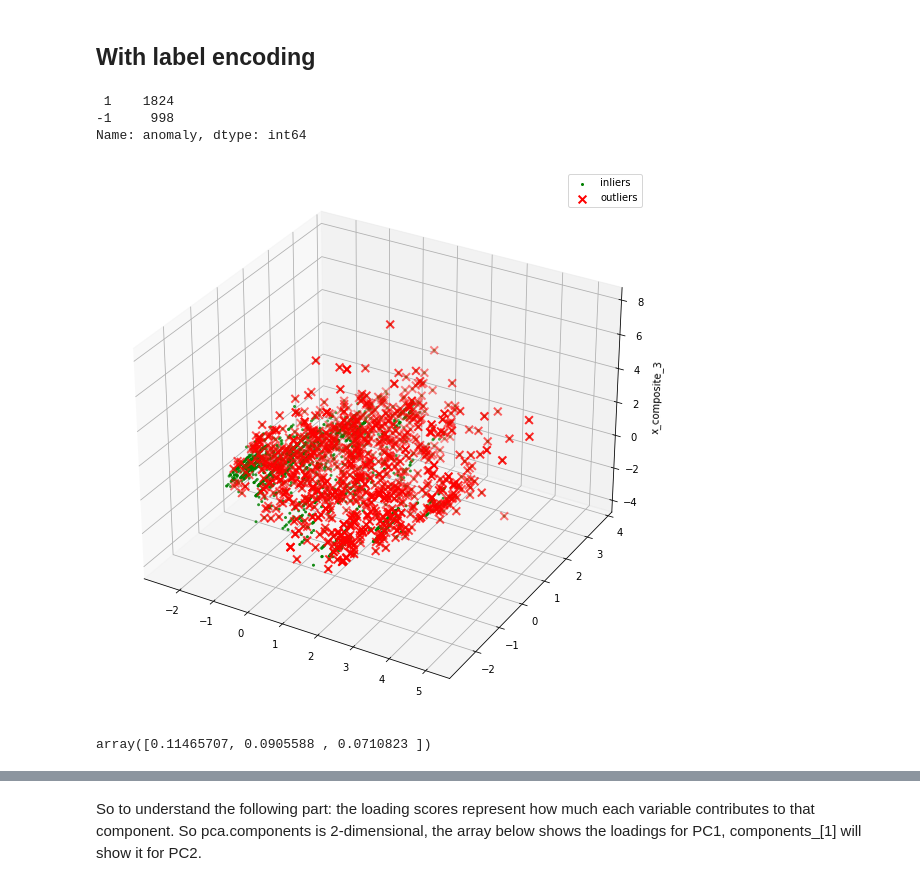
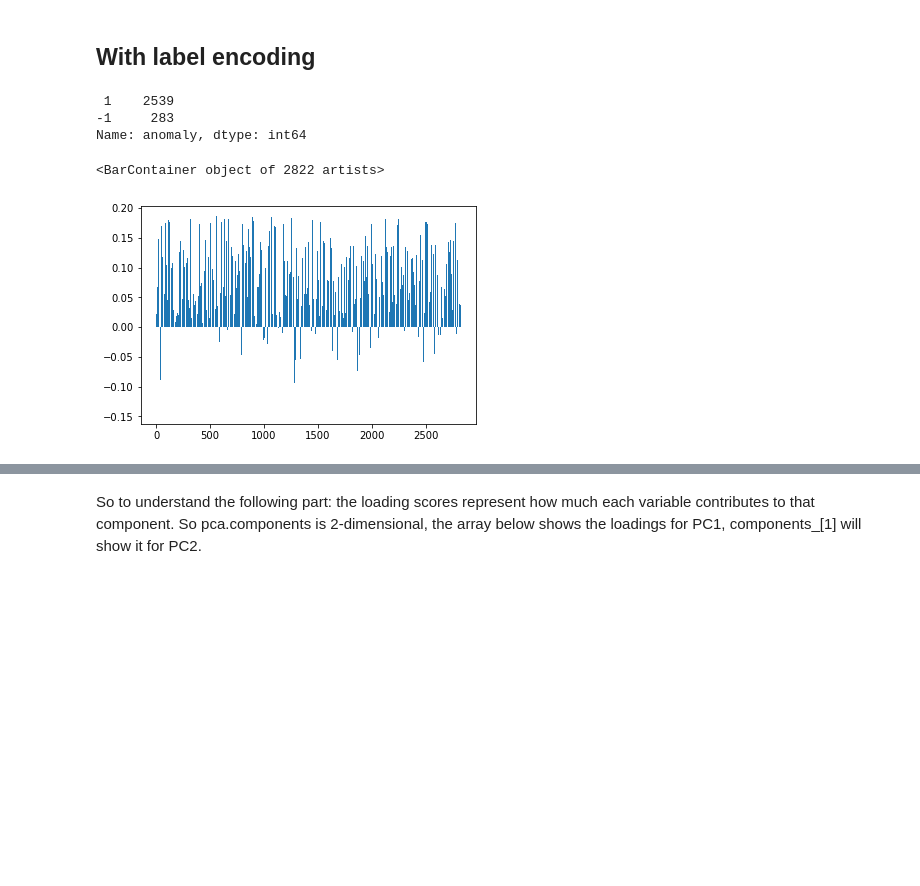
Before and after one commit to xmsterl/SP_squirrels, a Jupyter notebook: squirrels.ipynb, the cells around one changed output, grey strips where cells are left out. Cells and saved outputs as stored; diff of their text form; code cells hidden in the pictures; blank space fills up the shorter version.

```diff
--- a/squirrels.ipynb
+++ b/squirrels.ipynb
@@ -199,7 +200,7 @@ squirrels_encoded = squirrels_isolation.apply(lambda col: le.fit_transform(col))
 
 # Isolation forest
 rng = np.random.RandomState(42)
-clf = IsolationForest(max_samples='auto', random_state=rng)
+clf = IsolationForest(n_estimators=1000, max_samples='auto', random_state=rng, contamination=0.1)
 
 clf.fit(squirrels_encoded)
 pred = clf.predict(squirrels_encoded)
@@ -208,30 +209,14 @@ outliers=squirrels.loc[squirrels['anomaly']==-1]
 outlier_index=list(outliers.index)
 print(squirrels['anomaly'].value_counts())
 # %% [output]
- 1    1824
--1     998
+ 1    2539
+-1     283
 Name: anomaly, dtype: int64
-# %%
-pca = PCA(n_components=3)  # Reduce to k=3 dimensions
-
-scaler = StandardScaler()
-#normalize the metrics
-X = scaler.fit_transform(squirrels_encoded)
-X_reduce = pca.fit_transform(X)
-fig = plt.figure(figsize=(20,10))
-ax = fig.add_subplot(111, projection='3d')
-ax.set_zlabel("x_composite_3")
-# Plot the compressed data points
-ax.scatter(X_reduce[:, 0], X_reduce[:, 1], zs=X_reduce[:, 2], s=4, lw=1, label="inliers",c="green")
-# Plot x's for the ground truth outliers
-ax.scatter(X_reduce[outlier_index,0],X_reduce[outlier_index,1], X_reduce[outlier_index,2],
-           lw=2, s=60, marker="x", c="red", label="outliers")
-ax.legend()
-plt.show()
-# %% [output]
-[figure, removed]
-# %%
-# Get explained variance per principal component
-pca.explained_variance_ratio_
-# %% [output]
-array([0.11465707, 0.0905588 , 0.0710823 ])
+# %%
+# Get isolation scores
+scores = clf.decision_function(squirrels_encoded)
+# %%
+plt.bar(x = np.asarray(range(0, len(scores))), height = scores)
+# %% [output]
+<BarContainer object of 2822 artists>
+[figure, added]
```
Also changed, not shown: parts of 21 cells of this notebook, 1 other file.
